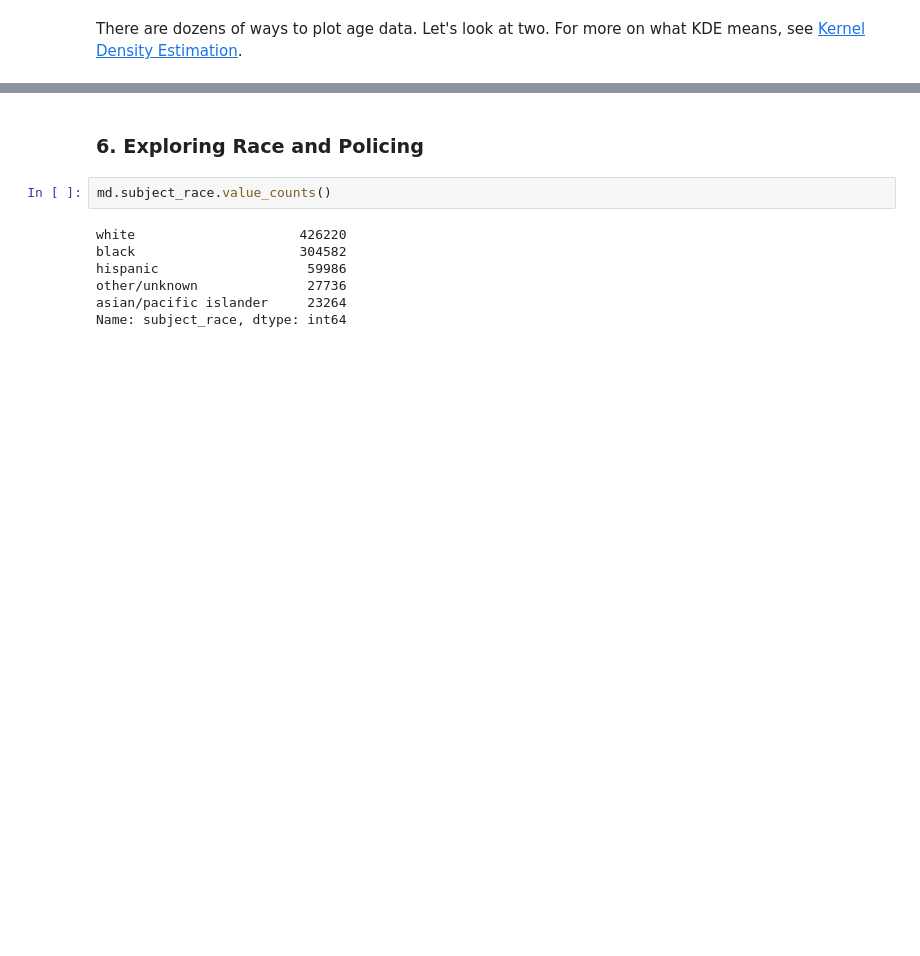
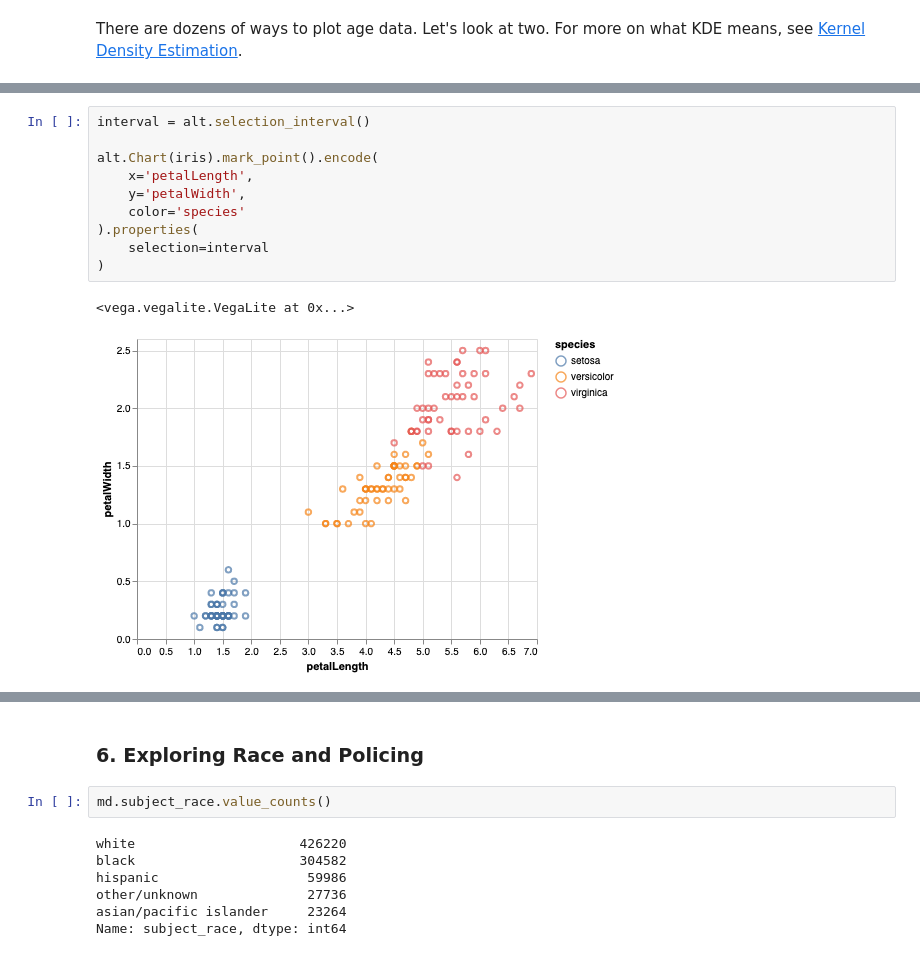
Before and after one commit to ilyagerner/pandas, a Jupyter notebook: Introduction to Exploratory Data Analysis in Python.ipynb, the cells around one changed output, grey strips where cells are left out. Cells and saved outputs as stored; diff of their text form; blank space fills up the shorter version.

```diff
--- a/Introduction to Exploratory Data Analysis in Python.ipynb
+++ b/Introduction to Exploratory Data Analysis in Python.ipynb
@@ -399,0 +523,13 @@ md.subject_age.plot(kind='hist');
+# %%
+interval = alt.selection_interval()
+
+alt.Chart(iris).mark_point().encode(
+    x='petalLength',
+    y='petalWidth',
+    color='species'
+).properties(
+    selection=interval
+)
+# %% [output]
+<vega.vegalite.VegaLite at 0x...>
+[figure, added]
```
Also changed, not shown: parts of 31 cells of this notebook.
